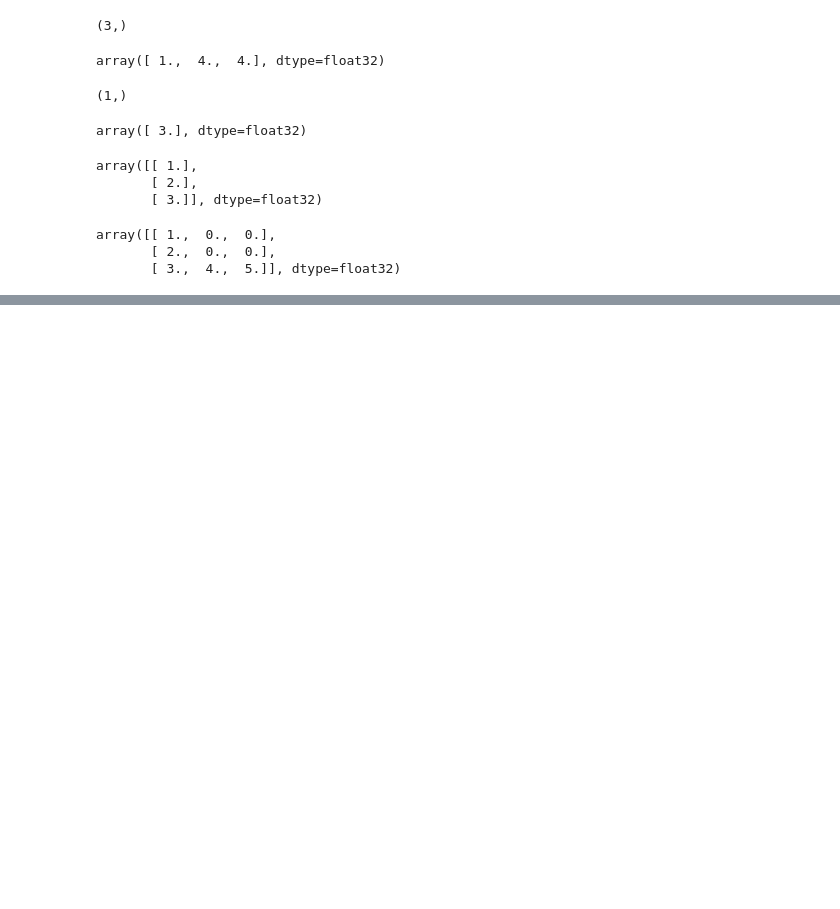
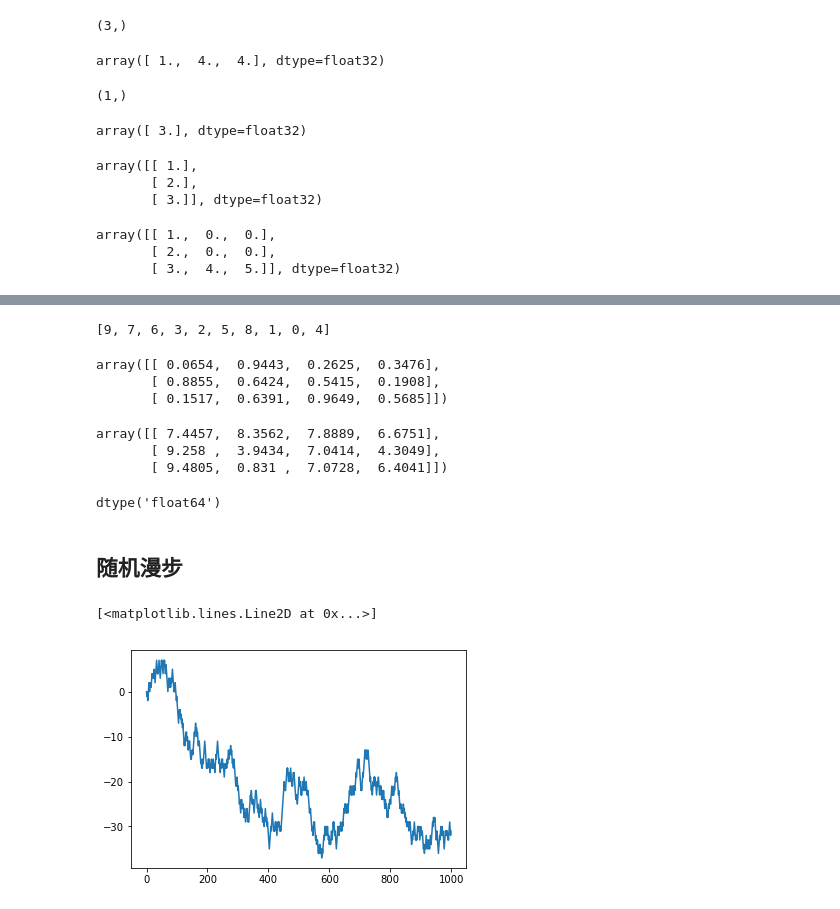
Before and after one commit to miniyk2012/pydata-book, a Jupyter notebook: my_ch04.ipynb, the cells around one changed output, grey strips where cells are left out. Saved outputs shown, nothing was run; the diff lists cells and outputs as text; code cells hidden in the pictures; blank space fills up the shorter version.

```diff
--- a/my_ch04.ipynb
+++ b/my_ch04.ipynb
@@ -468,0 +1386,37 @@ array([[ 1.,  0.,  0.],
+# %%
+x = range(10)
+np.random.shuffle(x)
+x
+# %% [output]
+[9, 7, 6, 3, 2, 5, 8, 1, 0, 4]
+# %%
+np.random.rand(3, 4)
+# %% [output]
+array([[ 0.0654,  0.9443,  0.2625,  0.3476],
+       [ 0.8855,  0.6424,  0.5415,  0.1908],
+       [ 0.1517,  0.6391,  0.9649,  0.5685]])
+# %%
+np.random.uniform(low=0,high=10,size=(3,4))  # 均匀分布
+# %% [output]
+array([[ 7.4457,  8.3562,  7.8889,  6.6751],
+       [ 9.258 ,  3.9434,  7.0414,  4.3049],
+       [ 9.4805,  0.831 ,  7.0728,  6.4041]])
+# %%
+np.random.rand(3).dtype
+# %% [output]
+dtype('float64')
+# %% [markdown]
+## 随机漫步
+# %%
+N = 1000
+position = 0
+walk = [position]
+for i in range(1, N):
+    step = 1 if random.randint(0, 1) else -1
+    position += step
+    walk.append(position)
+from matplotlib import pyplot as plt
+plt.plot(walk)
+# %% [output]
+[<matplotlib.lines.Line2D at 0x...>]
+[figure, added]
```
Also changed, not shown: parts of 157 cells of this notebook, 6 other files.
